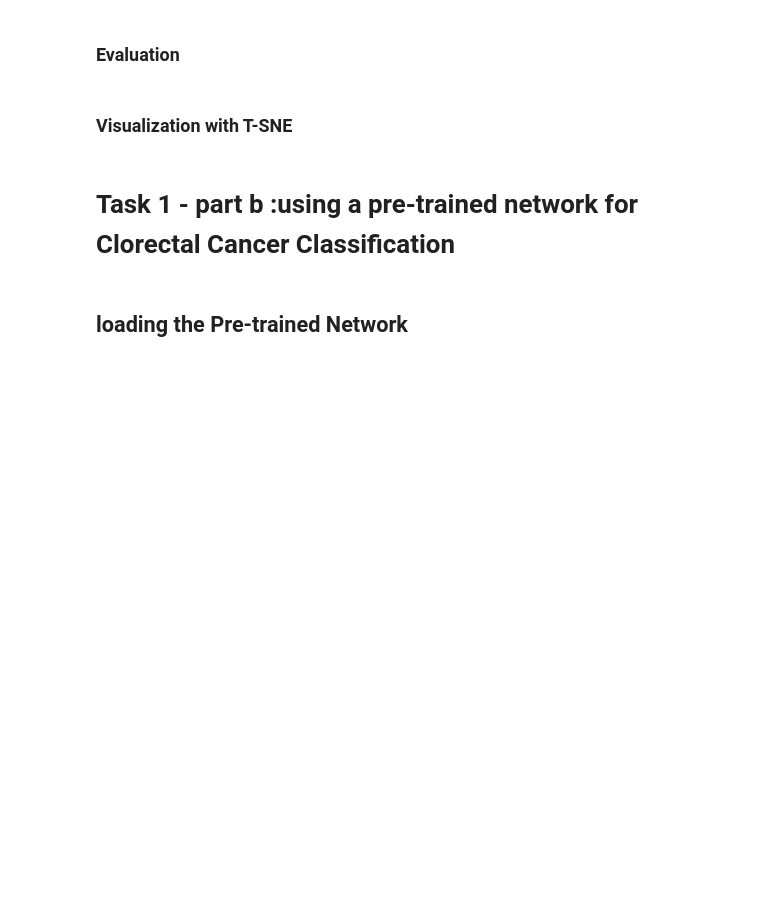
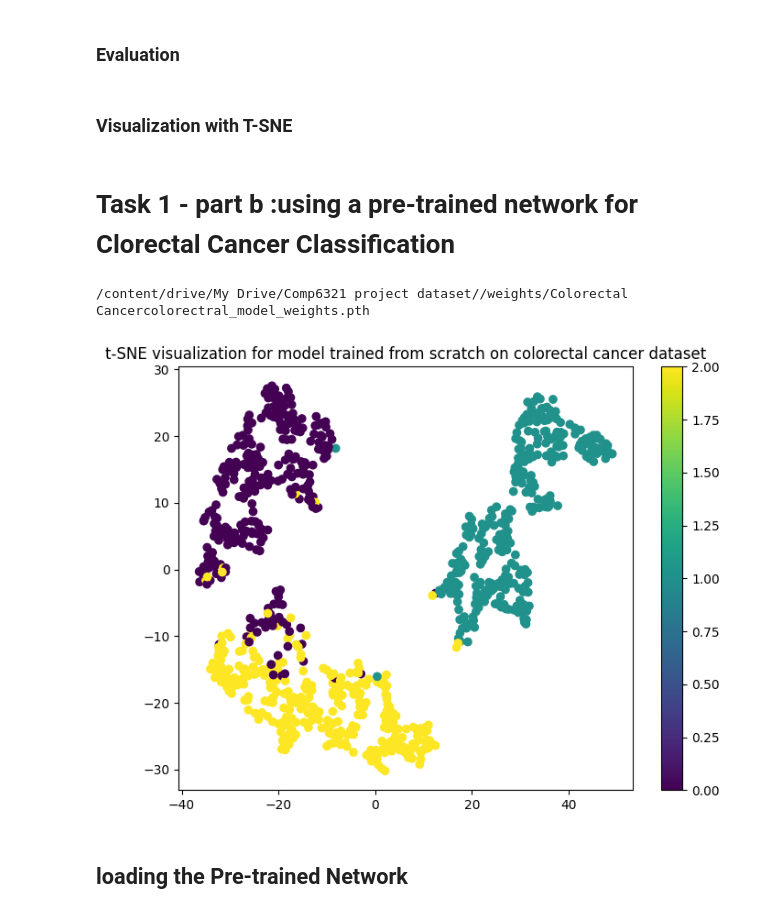
Before and after one commit to its-parmiss/Colorectal-cancer-classification---Transfer-learning-project, a Jupyter notebook: main.ipynb, the cells around one changed output. Drawn from its saved outputs; the diff is of its cells as text; code cells hidden in the pictures; blank space fills up the shorter version.

```diff
--- a/main.ipynb
+++ b/main.ipynb
@@ -157,3 +562,11 @@ def evaluate_classification_metrics(predictions, labels, loss,class_names):
 ### Visualization with T-SNE
 # %% [markdown]
 # Task 1 - part b :using a pre-trained network for  Clorectal Cancer Classification
+# %%
+best_model_path = base_path + '/weights/' + 'Colorectal Cancercolorectral_model_weights.pth'
+print(best_model_path)
+colorectal_cancer_classifier= torch.load(best_model_path)
+visualize_features(colorectal_cancer_classifier, test_dataloader,device,"t-SNE visualization for model trained from scratch on colorectal cancer dataset")
+# %% [output]
+/content/drive/My Drive/Comp6321 project dataset//weights/Colorectal Cancercolorectral_model_weights.pth
+[figure, added]
```
Also changed, not shown: parts of 66 cells of this notebook, 3 other files.
